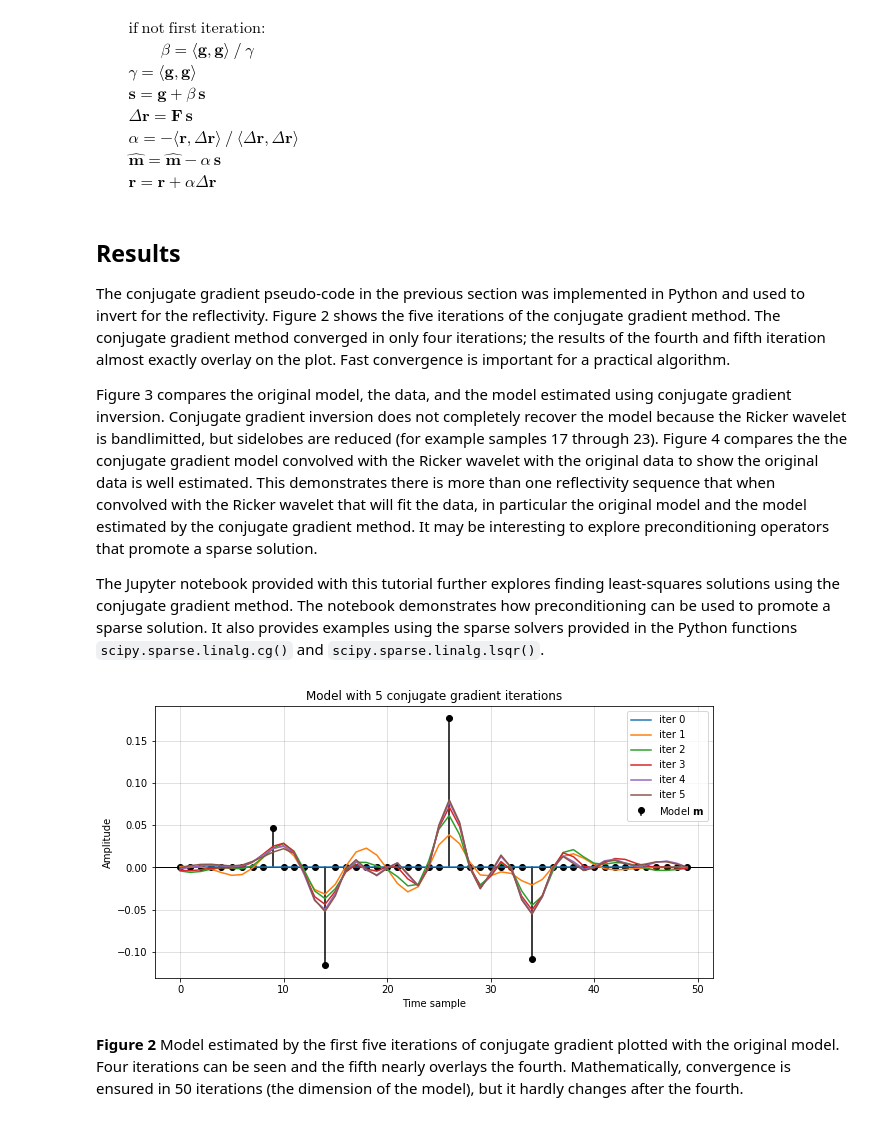
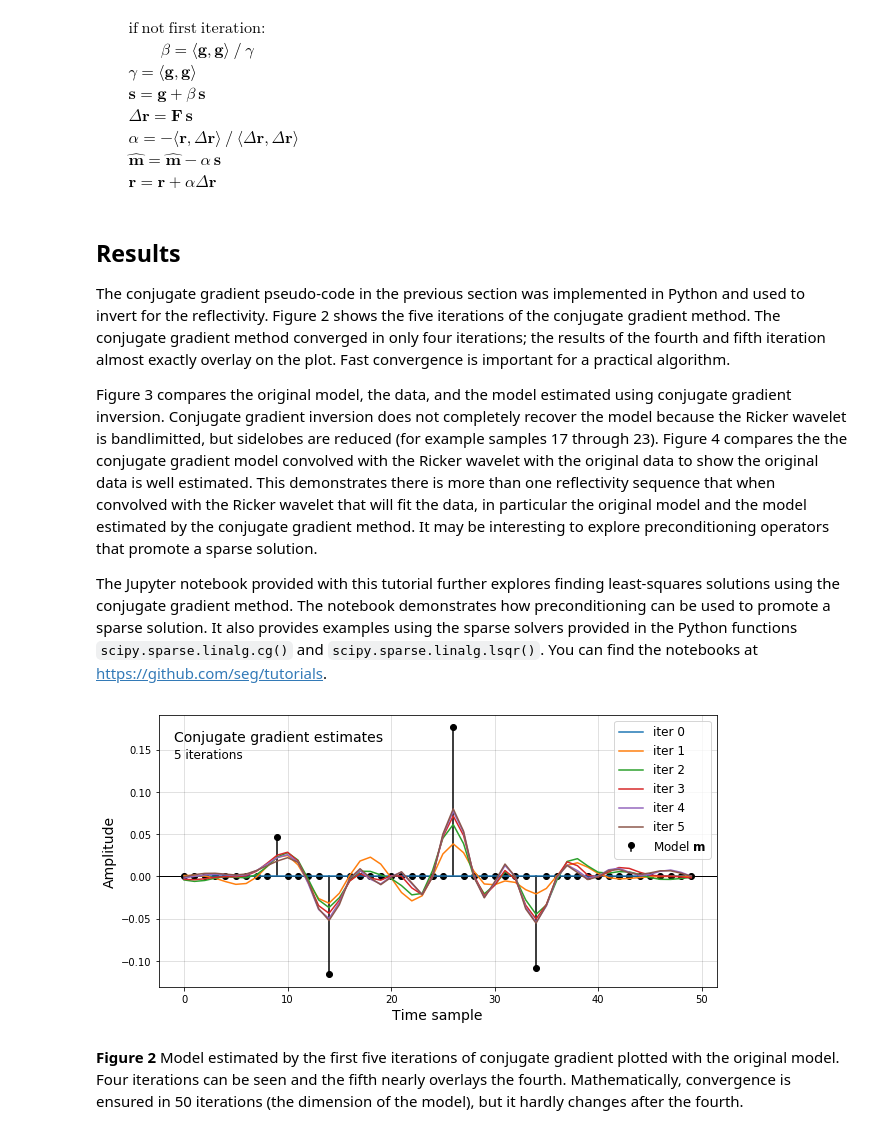
Before and after one commit to seg/tutorials-2018, a Jupyter notebook: 1804_Conjugate_gradient_inversion/conjugate_gradient_MS.ipynb, the cells around one changed output. Drawn from its saved outputs; the diff is of its cells as text; code cells hidden in the pictures.

```diff
--- a/1804_Conjugate_gradient_inversion/conjugate_gradient_MS.ipynb
+++ b/1804_Conjugate_gradient_inversion/conjugate_gradient_MS.ipynb
@@ -244,3 +249,24 @@ $\qquad \mathbf{r} = \mathbf{r} + \alpha \Delta\mathbf{r}$<br>
+# %%
+# NOT FOR MANUSCRIPT
+# This version has the cache, which is just a convenient
+# way to store the results of the iterations.
+m_est = np.zeros_like(d)
+r = d - F.forward(m_est)
+s = np.zeros_like(d)
+beta = 0
+
+cache = [m_est]
+for i in range(n):
+    g = F.adjoint(r)
+    if i != 0:
+        beta = np.dot(g, g) / gamma
+    gamma = np.dot(g, g)
+    s = g + beta * s
+    deltar = F.forward(s)
+    alpha = -np.dot(r, deltar) / np.dot(deltar, deltar)
+    m_est = m_est - alpha * s
+    r = r + alpha * deltar
+    cache.append(m_est)
 # %%
 m_est = np.zeros_like(d)
 r = d - F.forward(m_est)
@@ -266,26 +290,26 @@ The conjugate gradient pseudo-code in the previous section was implemented in Py
 
 Figure 3 compares the original model, the data, and the model estimated using conjugate gradient inversion. Conjugate gradient inversion does not completely recover the model because the Ricker wavelet is bandlimitted, but sidelobes are reduced (for example samples 17 through 23). Figure 4 compares the the conjugate gradient model convolved with the Ricker wavelet with the original data to show the original data is well estimated.  This demonstrates there is more than one reflectivity sequence that when convolved with the Ricker wavelet that will fit the data, in particular the original model and the model estimated by the conjugate gradient method. It may be interesting to explore preconditioning operators that promote a sparse solution.
 
-The Jupyter notebook provided with this tutorial further explores finding least-squares solutions using the conjugate gradient method. The notebook demonstrates how preconditioning can be used to promote a sparse solution. It also provides examples using the sparse solvers provided in the Python functions `scipy.sparse.linalg.cg()` and `scipy.sparse.linalg.lsqr()`.
+The Jupyter notebook provided with this tutorial further explores finding least-squares solutions using the conjugate gradient method. The notebook demonstrates how preconditioning can be used to promote a sparse solution. It also provides examples using the sparse solvers provided in the Python functions `scipy.sparse.linalg.cg()` and `scipy.sparse.linalg.lsqr()`. You can find the notebooks at https://github.com/seg/tutorials.
 # %%
 # NOT FOR MANUSCRIPT
 fig, ax = plt.subplots(figsize=(10, 5))
-
-ax.set_title(f'Model with {n} conjugate gradient iterations')
-ax.set_xlabel('Time sample')
-ax.set_ylabel('Amplitude')
 
 plt.stem(m, label=r'Model $\mathbf{m}$', basefmt='none', linefmt='k', markerfmt='ko')
 plt.axhline(color='k', lw=1)
 for i, m_est in enumerate(cache):
     plt.plot(m_est, label=f'iter {i}')
-plt.legend()
+plt.legend(fontsize=12)
 plt.grid(color='k', alpha=0.15)
+ax.text(-1, 0.16, f'Conjugate gradient estimates', size=14)
+ax.text(-1, 0.14, f'{n} iterations', size=12)
+ax.set_xlabel('Time sample', size=14)
+ax.set_ylabel('Amplitude', size=14)
 
 plt.savefig('figure2_cg_est_iter.png', dpi=300)
 plt.show()
 # %% [output]
-[figure, old version]
+[figure, new version]
 # %% [markdown]
 **Figure 2** Model estimated by the first five iterations of conjugate gradient plotted with the original model.  Four iterations can be seen and the fifth nearly overlays the fourth.  Mathematically, convergence is ensured in 50 iterations (the dimension of the model), but it hardly changes after the fourth.
 # %%
```
Also changed, not shown: parts of 13 cells of this notebook.
